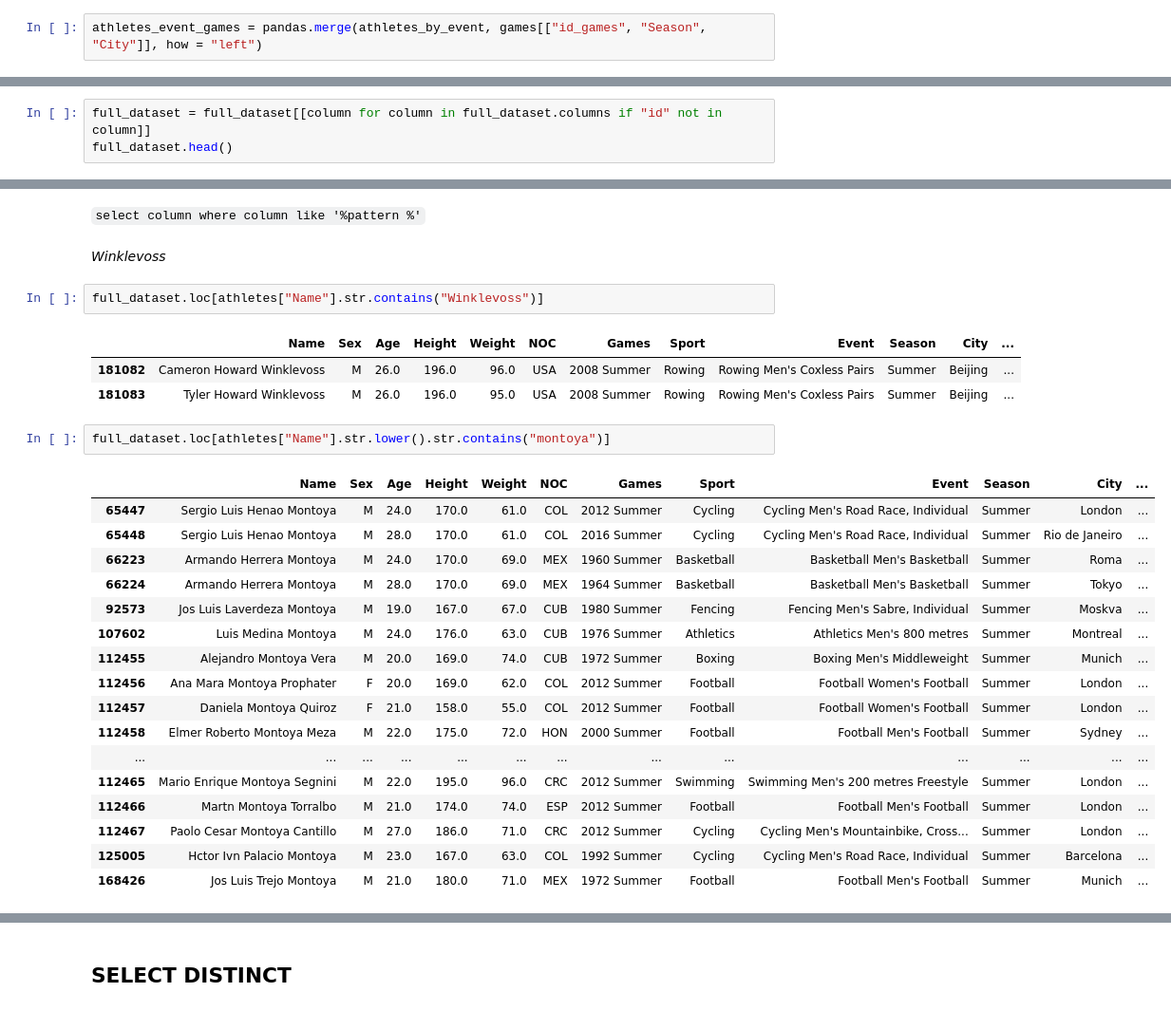
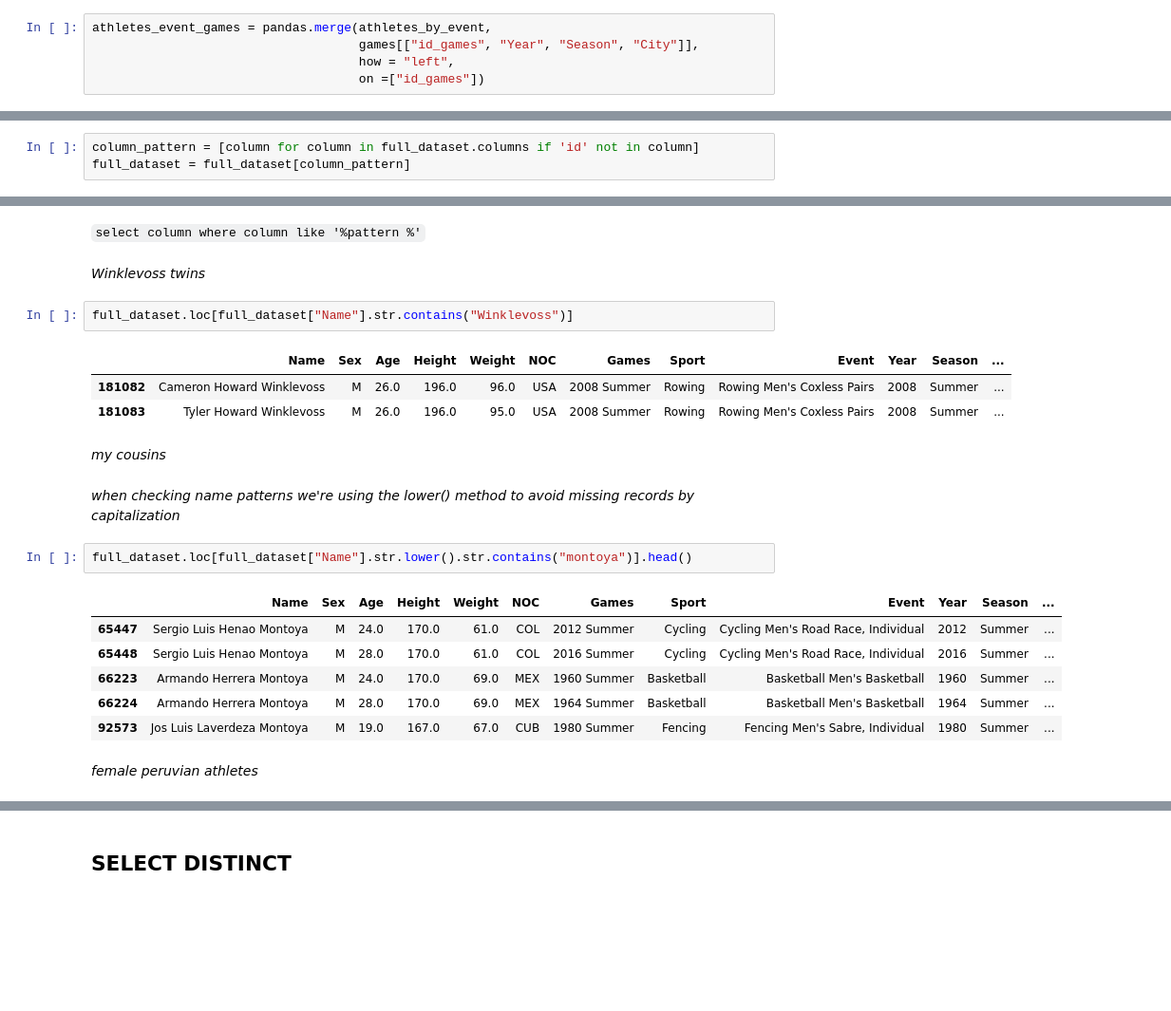
Before and after one commit to bosquealeatorio/workshop-intro-numpy-pandas, a Jupyter notebook: 2-from-sql-to-pandas/03-from-sql-to-pandas.ipynb, the cells around one changed output, grey strips where cells are left out. Shown at 95% size. Drawn from its saved outputs; the diff is of its cells as text; blank space fills up the shorter version.

```diff
--- a/2-from-sql-to-pandas/03-from-sql-to-pandas.ipynb
+++ b/2-from-sql-to-pandas/03-from-sql-to-pandas.ipynb
@@ -212,2 +299,5 @@ athletes_by_event.head()
 # %%
-athletes_event_games = pandas.merge(athletes_by_event, games[["id_games", "Season", "City"]], how = "left")
+athletes_event_games = pandas.merge(athletes_by_event,
+                                    games[["id_games", "Year", "Season", "City"]],
+                                    how = "left",
+                                    on =["id_games"])
@@ -263,3 +359,3 @@ full_dataset.loc[~full_dataset["Medal"].isnull()].head()
 # %%
-full_dataset = full_dataset[[column for column in full_dataset.columns if "id" not in column]]
-full_dataset.head()
+column_pattern = [column for column in full_dataset.columns if 'id' not in column]
+full_dataset = full_dataset[column_pattern]
@@ -307,31 +433,26 @@ full_dataset.loc[(athletes["Sex"] == "F") & (athletes["NOC"] == "PER")]
 # %% [markdown]
 `select column where column like '%pattern %'`
 # %% [markdown]
-*Winklevoss*
+*Winklevoss twins*
 # %%
-full_dataset.loc[athletes["Name"].str.contains("Winklevoss")]
+full_dataset.loc[full_dataset["Name"].str.contains("Winklevoss")]
 # %% [output]
-|  | Name | Sex | Age | Height | Weight | NOC | Games | Sport | Event | Season | City | ... |
-| 181082 | Cameron Howard Winklevoss | M | 26.0 | 196.0 | 96.0 | USA | 2008 Summer | Rowing | Rowing Men's Coxless Pairs | Summer | Beijing | ... |
-| 181083 | Tyler Howard Winklevoss | M | 26.0 | 196.0 | 95.0 | USA | 2008 Summer | Rowing | Rowing Men's Coxless Pairs | Summer | Beijing | ... |
+|  | Name | Sex | Age | Height | Weight | NOC | Games | Sport | Event | Year | Season | ... |
+| 181082 | Cameron Howard Winklevoss | M | 26.0 | 196.0 | 96.0 | USA | 2008 Summer | Rowing | Rowing Men's Coxless Pairs | 2008 | Summer | ... |
+| 181083 | Tyler Howard Winklevoss | M | 26.0 | 196.0 | 95.0 | USA | 2008 Summer | Rowing | Rowing Men's Coxless Pairs | 2008 | Summer | ... |
+# %% [markdown]
+*my cousins*
+# %% [markdown]
+*when checking name patterns we're using the lower() method to avoid missing records by capitalization*
 # %%
-full_dataset.loc[athletes["Name"].str.lower().str.contains("montoya")]
+full_dataset.loc[full_dataset["Name"].str.lower().str.contains("montoya")].head()
 # %% [output]
-|  | Name | Sex | Age | Height | Weight | NOC | Games | Sport | Event | Season | City | ... |
-| 65447 | Sergio Luis Henao Montoya | M | 24.0 | 170.0 | 61.0 | COL | 2012 Summer | Cycling | Cycling Men's Road Race, Individual | Summer | London | ... |
-| 65448 | Sergio Luis Henao Montoya | M | 28.0 | 170.0 | 61.0 | COL | 2016 Summer | Cycling | Cycling Men's Road Race, Individual | Summer | Rio de Janeiro | ... |
-| 66223 | Armando Herrera Montoya | M | 24.0 | 170.0 | 69.0 | MEX | 1960 Summer | Basketball | Basketball Men's Basketball | Summer | Roma | ... |
-| 66224 | Armando Herrera Montoya | M | 28.0 | 170.0 | 69.0 | MEX | 1964 Summer | Basketball | Basketball Men's Basketball | Summer | Tokyo | ... |
-| 92573 | Jos Luis Laverdeza Montoya | M | 19.0 | 167.0 | 67.0 | CUB | 1980 Summer | Fencing | Fencing Men's Sabre, Individual | Summer | Moskva | ... |
-| 107602 | Luis Medina Montoya | M | 24.0 | 176.0 | 63.0 | CUB | 1976 Summer | Athletics | Athletics Men's 800 metres | Summer | Montreal | ... |
-| 112455 | Alejandro Montoya Vera | M | 20.0 | 169.0 | 74.0 | CUB | 1972 Summer | Boxing | Boxing Men's Middleweight | Summer | Munich | ... |
-| 112456 | Ana Mara Montoya Prophater | F | 20.0 | 169.0 | 62.0 | COL | 2012 Summer | Football | Football Women's Football | Summer | London | ... |
-| 112457 | Daniela Montoya Quiroz | F | 21.0 | 158.0 | 55.0 | COL | 2012 Summer | Football | Football Women's Football | Summer | London | ... |
-| 112458 | Elmer Roberto Montoya Meza | M | 22.0 | 175.0 | 72.0 | HON | 2000 Summer | Football | Football Men's Football | Summer | Sydney | ... |
-| ... | ... | ... | ... | ... | ... | ... | ... | ... | ... | ... | ... | ... |
-| 112465 | Mario Enrique Montoya Segnini | M | 22.0 | 195.0 | 96.0 | CRC | 2012 Summer | Swimming | Swimming Men's 200 metres Freestyle | Summer | London | ... |
-| 112466 | Martn Montoya Torralbo | M | 21.0 | 174.0 | 74.0 | ESP | 2012 Summer | Football | Football Men's Football | Summer | London | ... |
-| 112467 | Paolo Cesar Montoya Cantillo | M | 27.0 | 186.0 | 71.0 | CRC | 2012 Summer | Cycling | Cycling Men's Mountainbike, Cross... | Summer | London | ... |
-| 125005 | Hctor Ivn Palacio Montoya | M | 23.0 | 167.0 | 63.0 | COL | 1992 Summer | Cycling | Cycling Men's Road Race, Individual | Summer | Barcelona | ... |
-| 168426 | Jos Luis Trejo Montoya | M | 21.0 | 180.0 | 71.0 | MEX | 1972 Summer | Football | Football Men's Football | Summer | Munich | ... |
+|  | Name | Sex | Age | Height | Weight | NOC | Games | Sport | Event | Year | Season | ... |
+| 65447 | Sergio Luis Henao Montoya | M | 24.0 | 170.0 | 61.0 | COL | 2012 Summer | Cycling | Cycling Men's Road Race, Individual | 2012 | Summer | ... |
+| 65448 | Sergio Luis Henao Montoya | M | 28.0 | 170.0 | 61.0 | COL | 2016 Summer | Cycling | Cycling Men's Road Race, Individual | 2016 | Summer | ... |
+| 66223 | Armando Herrera Montoya | M | 24.0 | 170.0 | 69.0 | MEX | 1960 Summer | Basketball | Basketball Men's Basketball | 1960 | Summer | ... |
+| 66224 | Armando Herrera Montoya | M | 28.0 | 170.0 | 69.0 | MEX | 1964 Summer | Basketball | Basketball Men's Basketball | 1964 | Summer | ... |
+| 92573 | Jos Luis Laverdeza Montoya | M | 19.0 | 167.0 | 67.0 | CUB | 1980 Summer | Fencing | Fencing Men's Sabre, Individual | 1980 | Summer | ... |
+# %% [markdown]
+*female peruvian athletes*
 # %%
```
Also changed, not shown: parts of 96 cells of this notebook, 14 other files.
